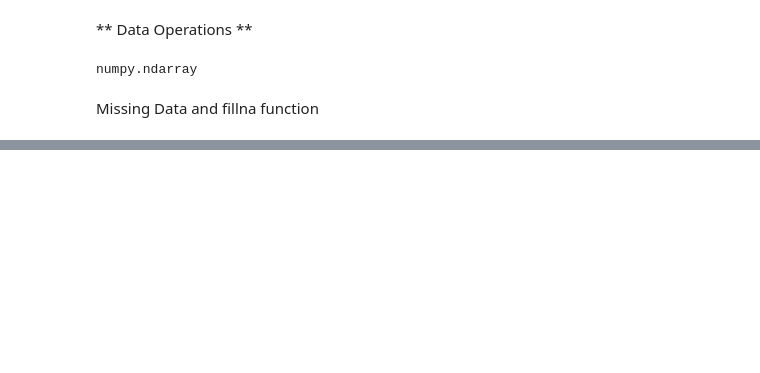
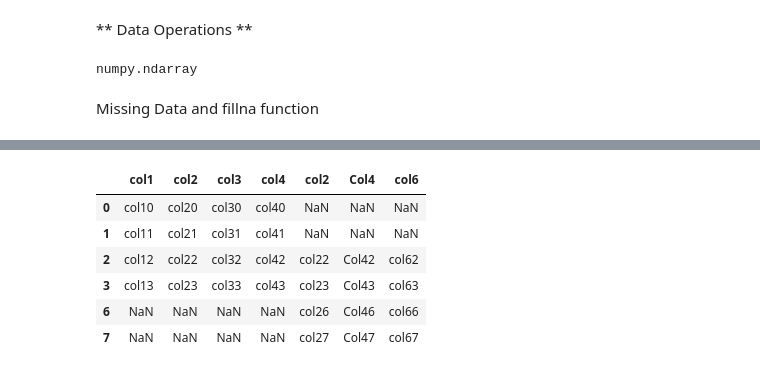
Before and after one commit to VasuRastogi/Machine-Learning-Course, a Jupyter notebook: Pandas_basics.ipynb, the cells around one changed output, grey strips where cells are left out. Saved outputs shown, nothing was run; the diff lists cells and outputs as text; code cells hidden in the pictures; blank space fills up the shorter version.

```diff
--- a/Pandas_basics.ipynb
+++ b/Pandas_basics.ipynb
@@ -221,0 +311,4 @@ my_dataframe
+# %%
+df1 = pd.DataFrame({'col1': ['col10', 'col11', 'col12', 'col13'], 'col2': ['col20', 'col21', 'col22', 'col23'], 'col3': ['col30', 'col31', 'col32', 'col33'], 'col4': ['col40', 'col41', 'col42', 'col43']}, index=[0, 1, 2, 3])
+
+df1
@@ -221,0 +321,4 @@ my_dataframe
+# %%
+df4 = pd.DataFrame({'col2': ['col22', 'col23', 'col26', 'col27'], 'Col4': ['Col42', 'Col43', 'Col46', 'Col47'], 'col6': ['col62', 'col63', 'col66', 'col67']}, index=[2, 3, 6, 7])
+
+df4
@@ -221,0 +331,12 @@ my_dataframe
+# %%
+# axis = 1 is horizontal axis
+# axis = 0 is vertical axis
+pd.concat([df1, df4], axis = 1)
+# %% [output]
+|  | col1 | col2 | col3 | col4 | col2 | Col4 | col6 |
+| 0 | col10 | col20 | col30 | col40 | NaN | NaN | NaN |
+| 1 | col11 | col21 | col31 | col41 | NaN | NaN | NaN |
+| 2 | col12 | col22 | col32 | col42 | col22 | Col42 | col62 |
+| 3 | col13 | col23 | col33 | col43 | col23 | Col43 | col63 |
+| 6 | NaN | NaN | NaN | NaN | col26 | Col46 | col66 |
+| 7 | NaN | NaN | NaN | NaN | col27 | Col47 | col67 |
```
Also changed, not shown: parts of 17 cells of this notebook.
